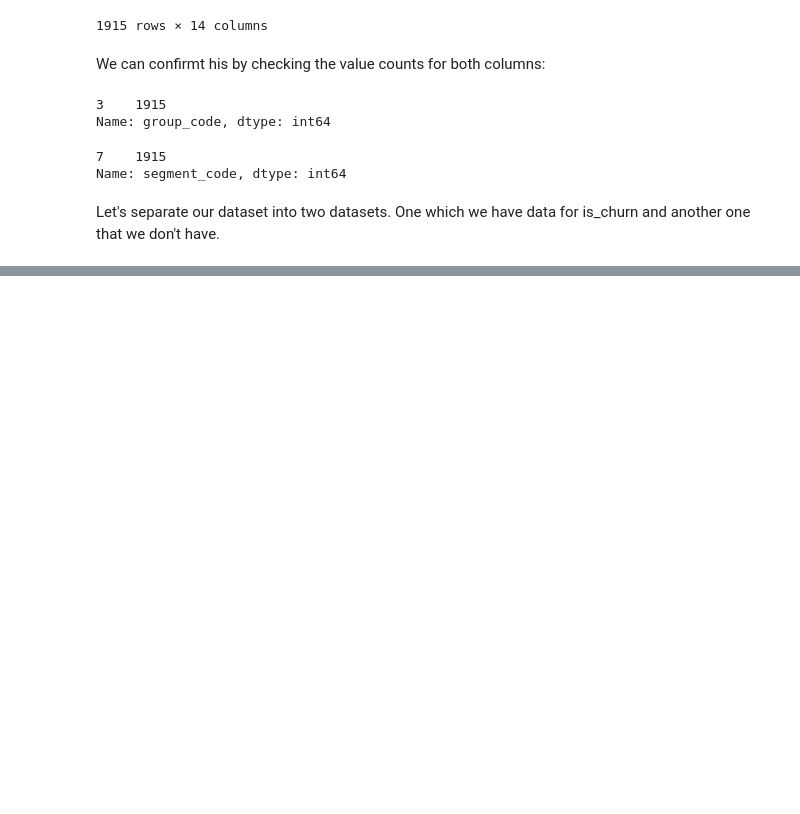
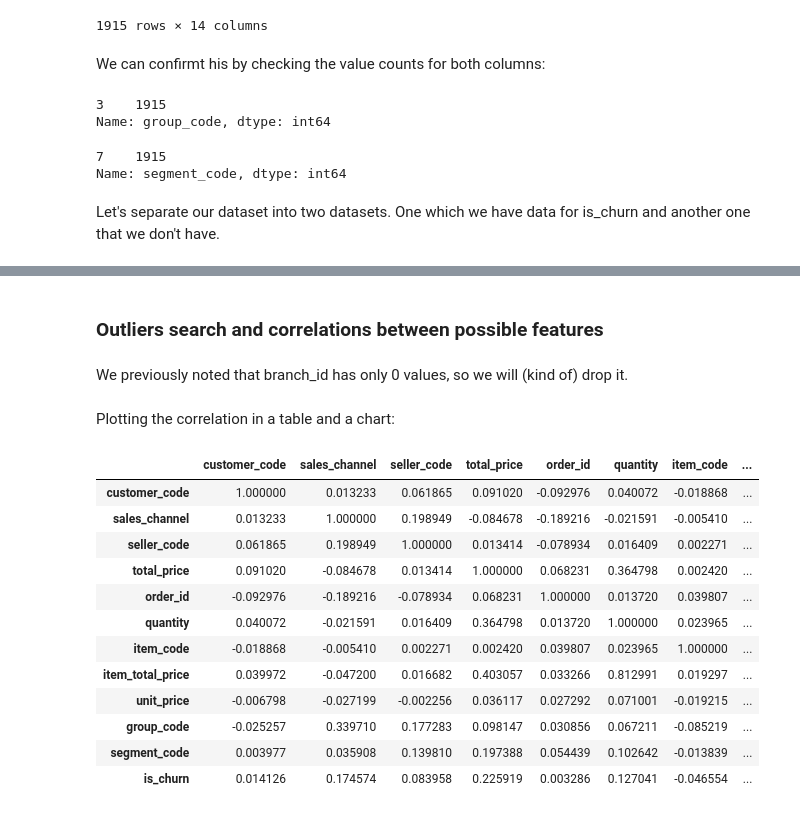
Before and after one commit to Forastierii/case-ambev, a Jupyter notebook: case-ambev.ipynb, the cells around one changed output, grey strips where cells are left out. Saved outputs shown, nothing was run; the diff lists cells and outputs as text; code cells hidden in the pictures; blank space fills up the shorter version.

```diff
--- a/case-ambev.ipynb
+++ b/case-ambev.ipynb
@@ -216,0 +241,4 @@ Now that we cleaned the dataset and separated the ones we have is_churn and thos
+# %% [markdown]
+### Outliers search and correlations between possible features
+# %% [markdown]
+We previously noted that branch_id has only 0 values, so we will (kind of) drop it.
@@ -216,0 +247,18 @@ Now that we cleaned the dataset and separated the ones we have is_churn and thos
+# %% [markdown]
+Plotting the correlation in a table and a chart:
+# %%
+ambev_churn_available.corr()
+# %% [output]
+|  | customer_code | sales_channel | seller_code | total_price | order_id | quantity | item_code | ... |
+| customer_code | 1.000000 | 0.013233 | 0.061865 | 0.091020 | -0.092976 | 0.040072 | -0.018868 | ... |
+| sales_channel | 0.013233 | 1.000000 | 0.198949 | -0.084678 | -0.189216 | -0.021591 | -0.005410 | ... |
+| seller_code | 0.061865 | 0.198949 | 1.000000 | 0.013414 | -0.078934 | 0.016409 | 0.002271 | ... |
+| total_price | 0.091020 | -0.084678 | 0.013414 | 1.000000 | 0.068231 | 0.364798 | 0.002420 | ... |
+| order_id | -0.092976 | -0.189216 | -0.078934 | 0.068231 | 1.000000 | 0.013720 | 0.039807 | ... |
+| quantity | 0.040072 | -0.021591 | 0.016409 | 0.364798 | 0.013720 | 1.000000 | 0.023965 | ... |
+| item_code | -0.018868 | -0.005410 | 0.002271 | 0.002420 | 0.039807 | 0.023965 | 1.000000 | ... |
+| item_total_price | 0.039972 | -0.047200 | 0.016682 | 0.403057 | 0.033266 | 0.812991 | 0.019297 | ... |
+| unit_price | -0.006798 | -0.027199 | -0.002256 | 0.036117 | 0.027292 | 0.071001 | -0.019215 | ... |
+| group_code | -0.025257 | 0.339710 | 0.177283 | 0.098147 | 0.030856 | 0.067211 | -0.085219 | ... |
+| segment_code | 0.003977 | 0.035908 | 0.139810 | 0.197388 | 0.054439 | 0.102642 | -0.013839 | ... |
+| is_churn | 0.014126 | 0.174574 | 0.083958 | 0.225919 | 0.003286 | 0.127041 | -0.046554 | ... |
```
Also changed, not shown: parts of 10 cells of this notebook.
